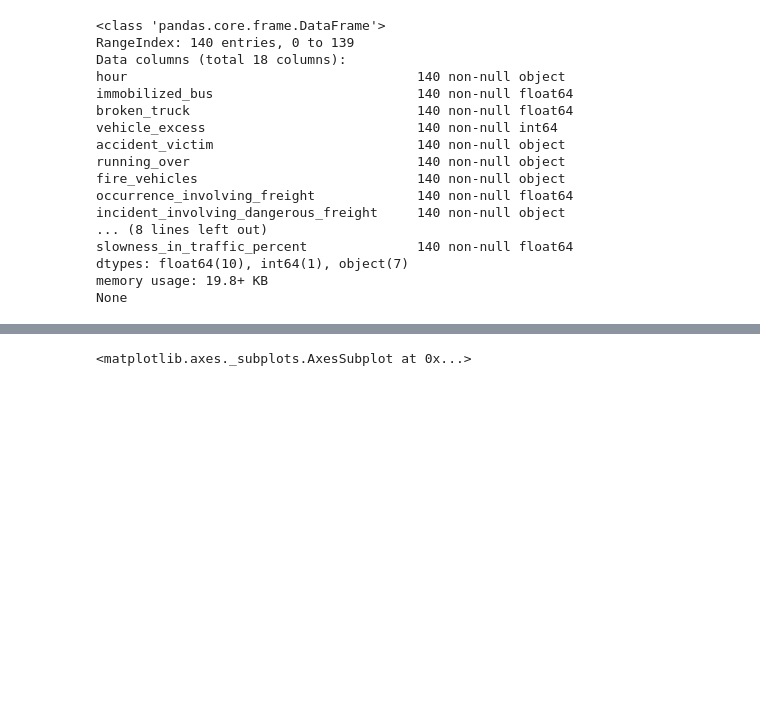
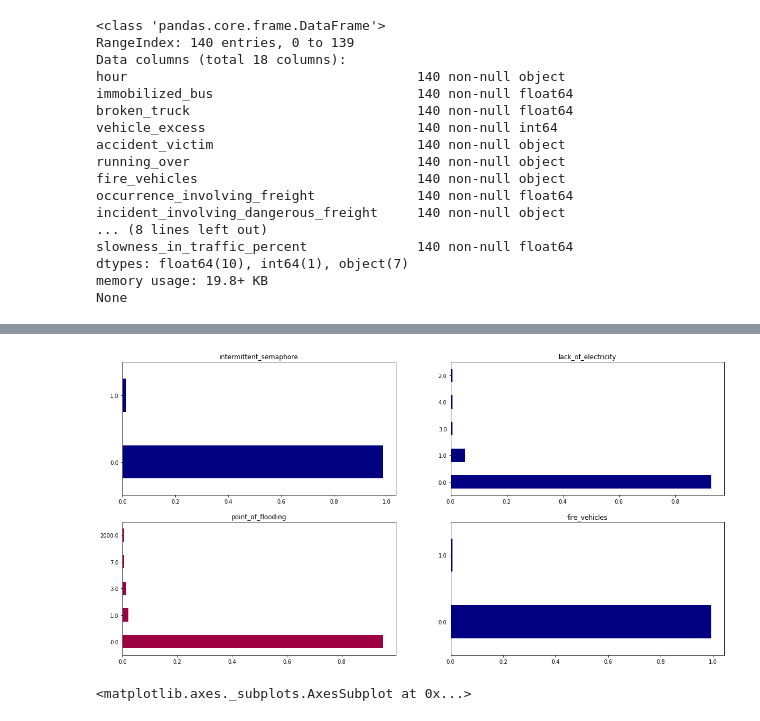
Before and after one commit to sprksh/bits_ml, a Jupyter notebook: feature_engg/FEMiniProject.ipynb, the cells around one changed output, grey strips where cells are left out. Drawn from its saved outputs; the diff is of its cells as text; code cells hidden in the pictures; blank space fills up the shorter version.

```diff
--- a/feature_engg/FEMiniProject.ipynb
+++ b/feature_engg/FEMiniProject.ipynb
@@ -240,3 +244,19 @@ the right amount of clarity.
+# %%
+plt.subplot(221)
+df['intermittent_semaphore'].value_counts(normalize=True).plot.barh(figsize=(20,10), cmap=cmap, title= 'intermittent_semaphore')
+
+plt.subplot(222)
+df['lack_of_electricity'].value_counts(normalize=True).plot.barh(title= 'lack_of_electricity', cmap=cmap)
+
+plt.subplot(223)
+df['point_of_flooding'].value_counts(normalize=True).plot.barh(title= 'point_of_flooding', cmap=cmap1)
+
+plt.subplot(224)
+df['fire_vehicles'].value_counts(normalize=True).plot.barh(title= 'fire_vehicles', cmap=cmap)
+
+plt.show()
+# %% [output]
+[figure, added]
 # %%
 import seaborn as sns
 
```
Also changed, not shown: parts of 30 cells of this notebook, 1 other file.
